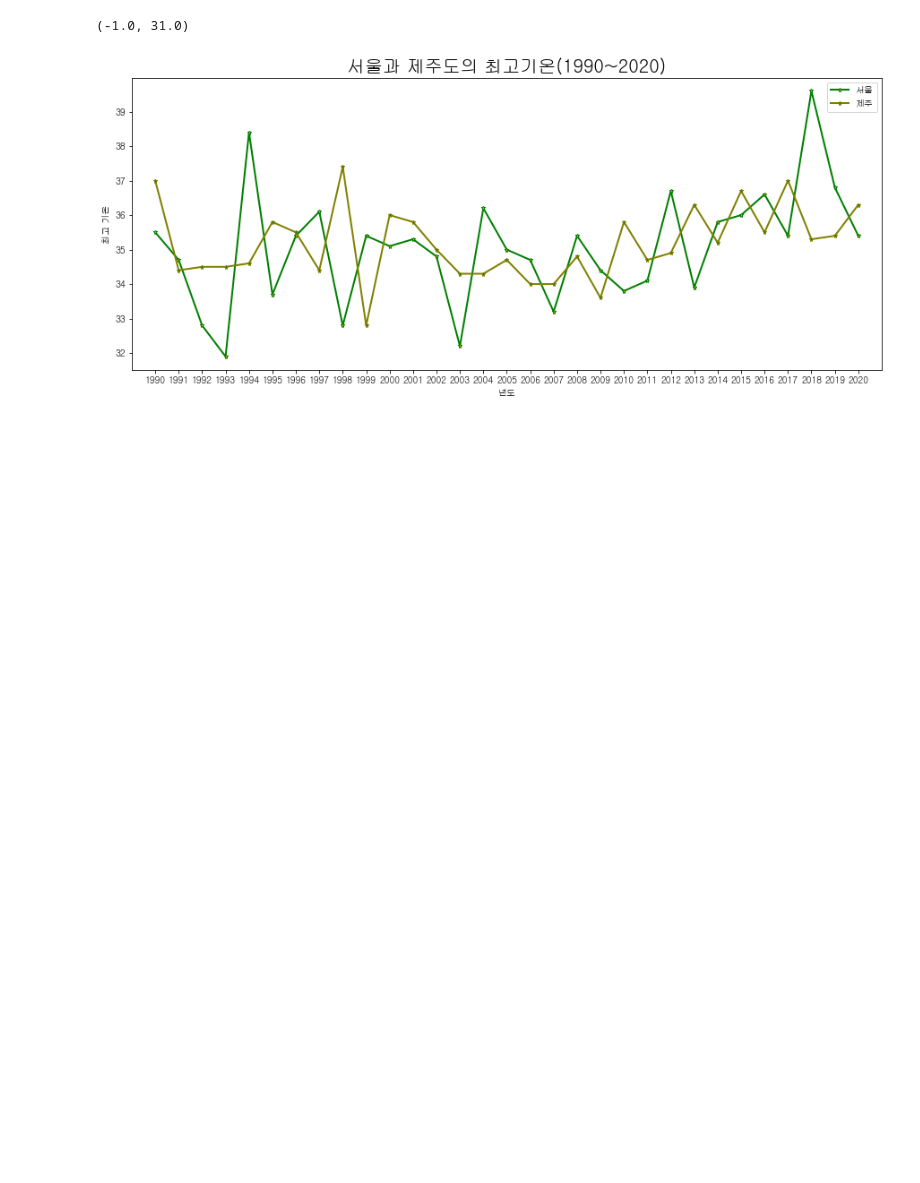
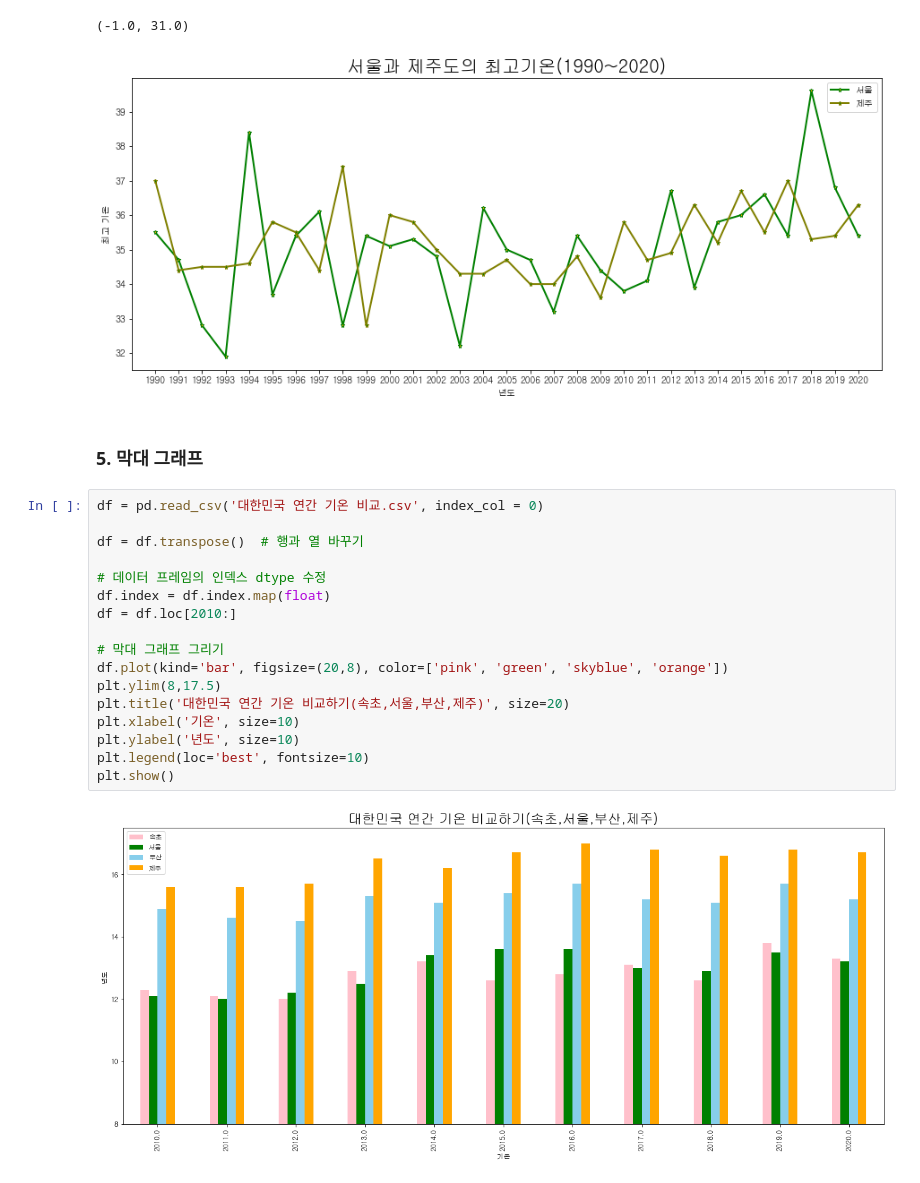
Before and after one commit to Dev-james1112/AI_Python, a Jupyter notebook: w4/w4_matplotlib_class.ipynb, the cells around one changed output. Saved outputs shown, nothing was run; the diff lists cells and outputs as text; blank space fills up the shorter version.

```diff
--- a/w4/w4_matplotlib_class.ipynb
+++ b/w4/w4_matplotlib_class.ipynb
@@ -112,3 +110,24 @@ ax.set_xlim(-1,31)
 # %% [output]
 (-1.0, 31.0)
 [figure]
+# %% [markdown]
+### 5. 막대 그래프
+# %%
+df = pd.read_csv('대한민국 연간 기온 비교.csv', index_col = 0)
+
+df = df.transpose()  # 행과 열 바꾸기
+
+# 데이터 프레임의 인덱스 dtype 수정
+df.index = df.index.map(float)
+df = df.loc[2010:]
+
+# 막대 그래프 그리기
+df.plot(kind='bar', figsize=(20,8), color=['pink', 'green', 'skyblue', 'orange'])
+plt.ylim(8,17.5)
+plt.title('대한민국 연간 기온 비교하기(속초,서울,부산,제주)', size=20)
+plt.xlabel('기온', size=10)
+plt.ylabel('년도', size=10)
+plt.legend(loc='best', fontsize=10)
+plt.show()
+# %% [output]
+[figure, added]
```
Also changed, not shown: parts of 4 cells of this notebook, 2 other files.
